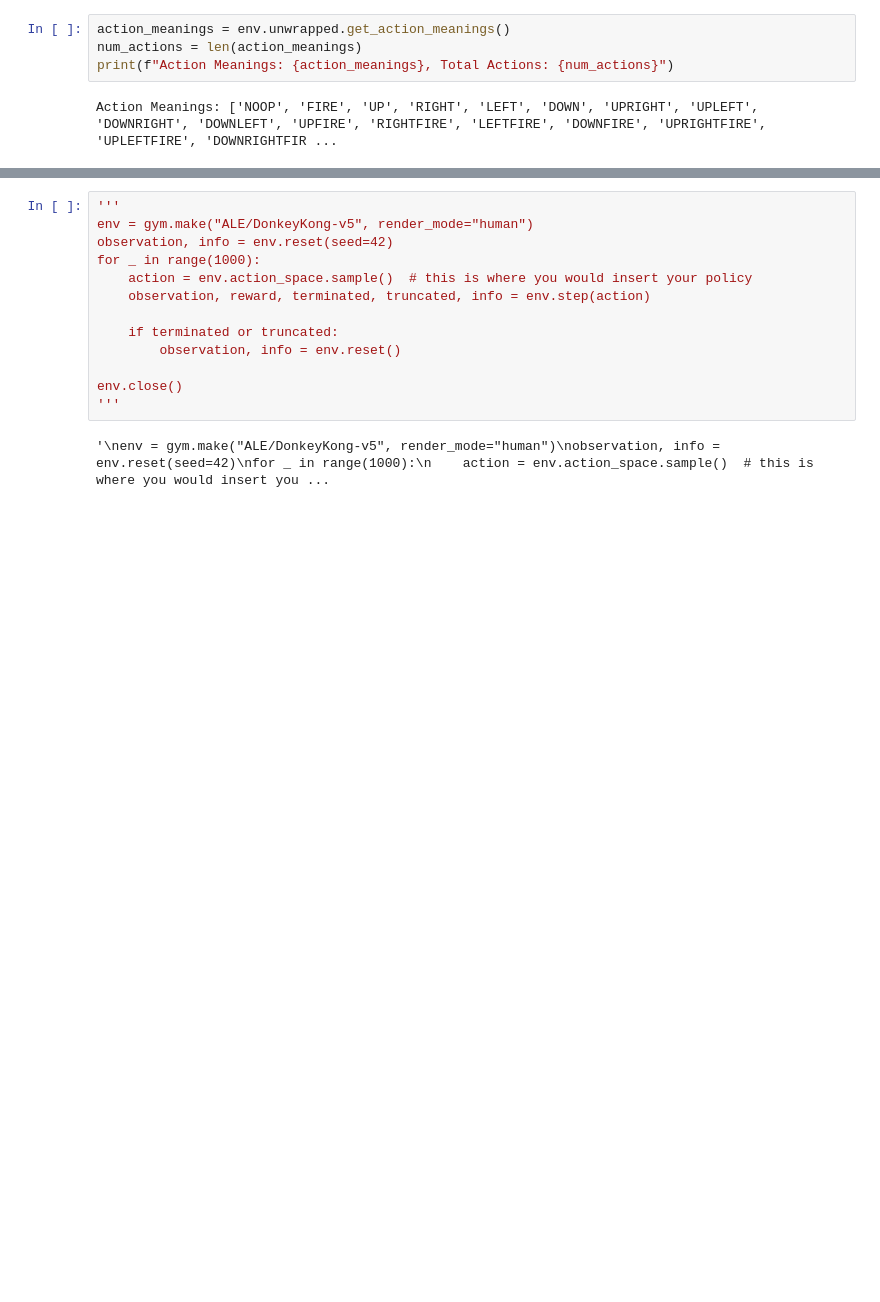
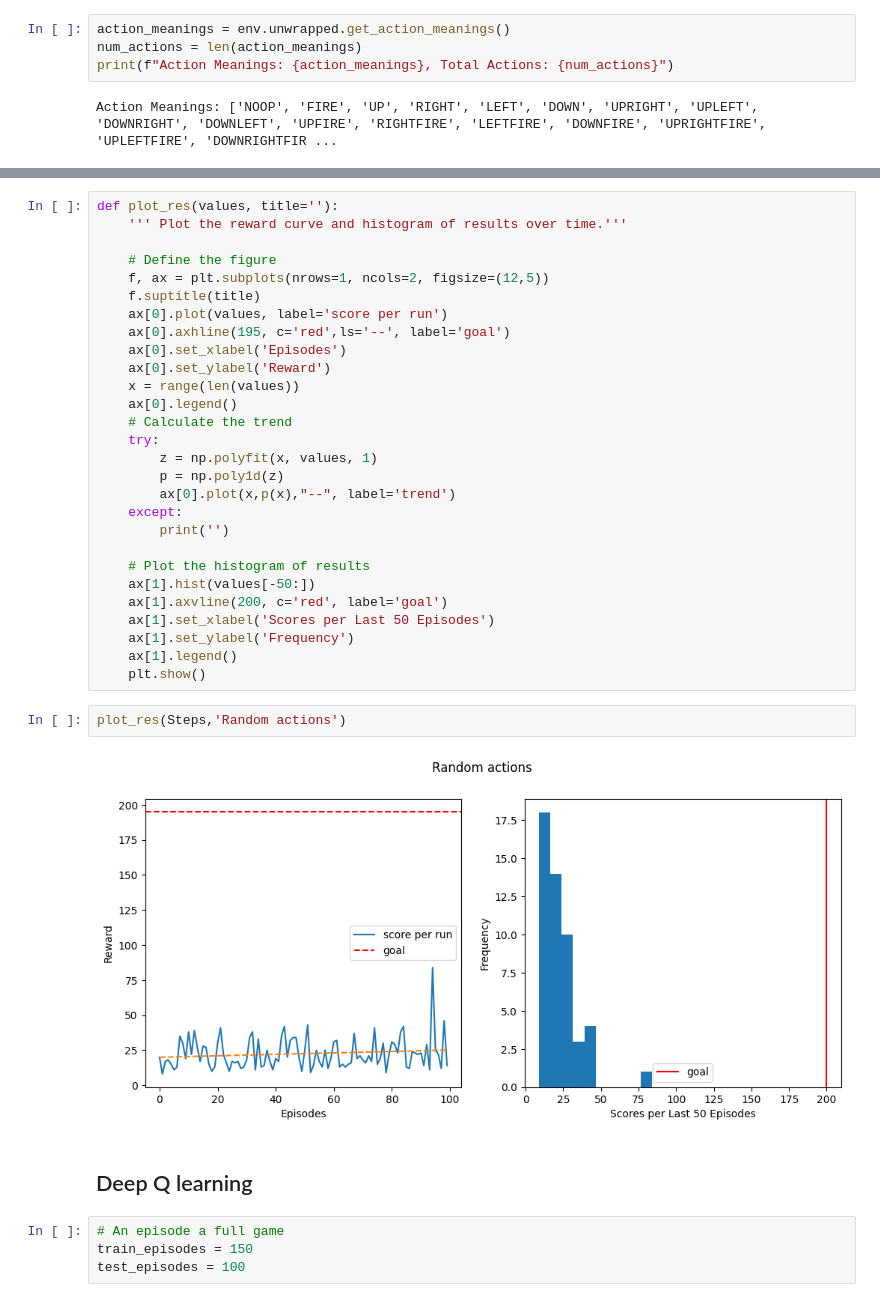
Before and after one commit to LowieMoeyaert/Reinforcement-Learning, a Jupyter notebook: DonkeyKong.ipynb, the cells around one changed output, grey strips where cells are left out. Drawn from its saved outputs; the diff is of its cells as text; blank space fills up the shorter version.

```diff
--- a/DonkeyKong.ipynb
+++ b/DonkeyKong.ipynb
@@ -83,15 +97,38 @@ np.mean(Steps)
 # %%
-'''
-env = gym.make("ALE/DonkeyKong-v5", render_mode="human")
-observation, info = env.reset(seed=42)
-for _ in range(1000):
-    action = env.action_space.sample()  # this is where you would insert your policy
-    observation, reward, terminated, truncated, info = env.step(action)
+def plot_res(values, title=''):
+    ''' Plot the reward curve and histogram of results over time.'''
 
-    if terminated or truncated:
-        observation, info = env.reset()
+    # Define the figure
+    f, ax = plt.subplots(nrows=1, ncols=2, figsize=(12,5))
+    f.suptitle(title)
+    ax[0].plot(values, label='score per run')
+    ax[0].axhline(195, c='red',ls='--', label='goal')
+    ax[0].set_xlabel('Episodes')
+    ax[0].set_ylabel('Reward')
+    x = range(len(values))
+    ax[0].legend()
+    # Calculate the trend
+    try:
+        z = np.polyfit(x, values, 1)
+        p = np.poly1d(z)
+        ax[0].plot(x,p(x),"--", label='trend')
+    except:
+        print('')
 
-env.close()
-'''
+    # Plot the histogram of results
+    ax[1].hist(values[-50:])
+    ax[1].axvline(200, c='red', label='goal')
+    ax[1].set_xlabel('Scores per Last 50 Episodes')
+    ax[1].set_ylabel('Frequency')
+    ax[1].legend()
+    plt.show()
-# %% [output]
-'\nenv = gym.make("ALE/DonkeyKong-v5", render_mode="human")\nobservation, info = env.reset(seed=42)\nfor _ in range(1000):\n    action = env.action_space.sample()  # this is where you would insert you ...
+# %%
+plot_res(Steps,'Random actions')
+# %% [output]
+[figure, added]
+# %% [markdown]
+## Deep Q learning
+# %%
+# An episode a full game
+train_episodes = 150
+test_episodes = 100
```
Also changed, not shown: parts of 16 cells of this notebook, 6 other files.
